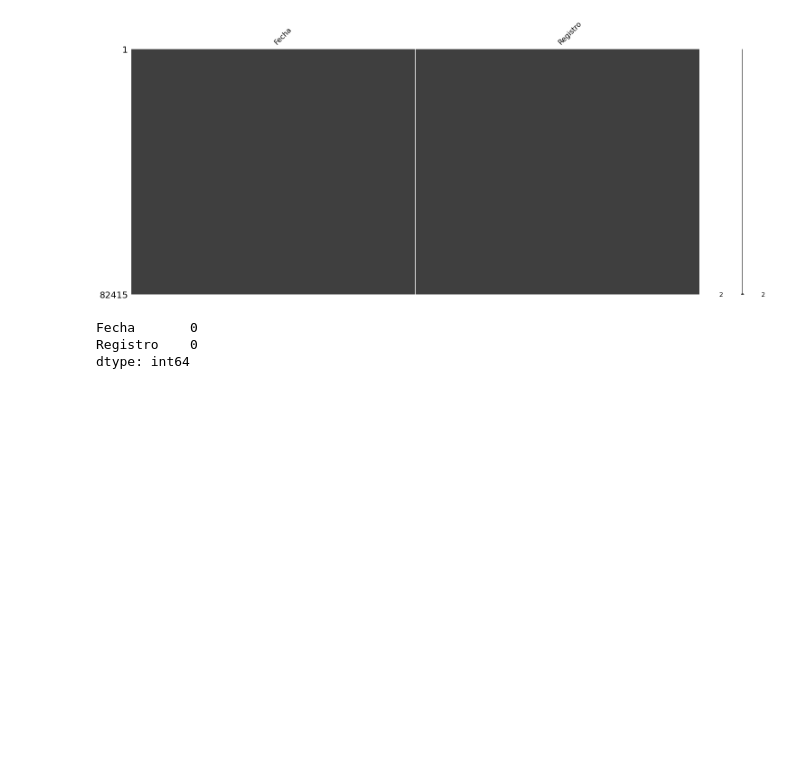
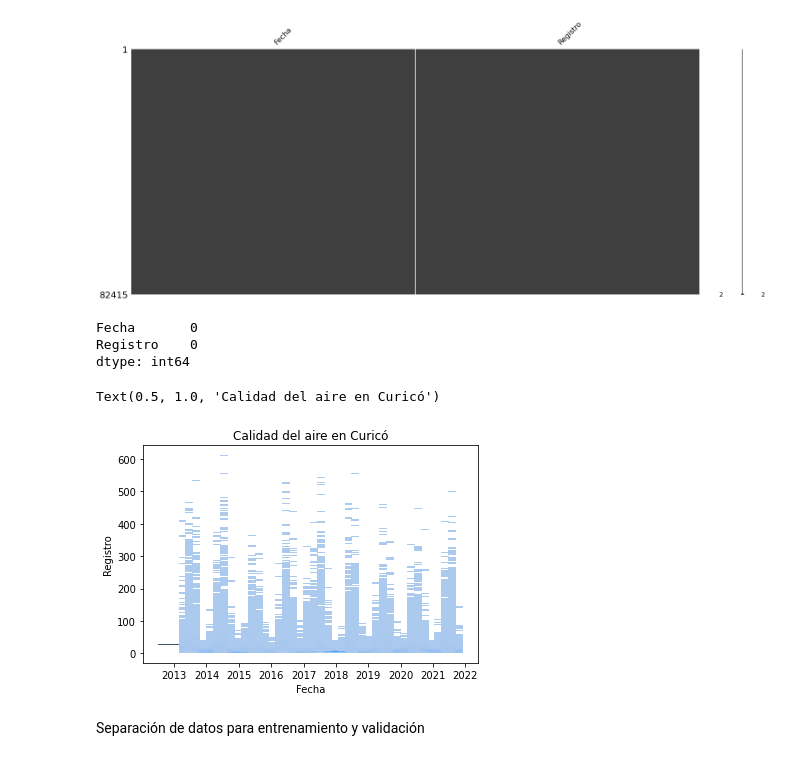
Before and after one commit to Sakutwf/ProyectoFinalMachineLearning, a Jupyter notebook: Proyecto_Final_Machine_Learning.ipynb, the cells around one changed output. Cells and saved outputs as stored; diff of their text form; code cells hidden in the pictures; blank space fills up the shorter version.

```diff
--- a/Proyecto_Final_Machine_Learning.ipynb
+++ b/Proyecto_Final_Machine_Learning.ipynb
@@ -143,3 +144,11 @@ print(toolData.isnull().sum())
 Fecha       0
 Registro    0
 dtype: int64
+# %%
+graph = sns.histplot(toolData, x="Fecha", y="Registro")
+graph.set_title("Calidad del aire en Curicó")
+# %% [output]
+Text(0.5, 1.0, 'Calidad del aire en Curicó')
+[figure, added]
+# %% [markdown]
+Separación de datos para entrenamiento y validación
```
Also changed, not shown: parts of 10 cells of this notebook.
